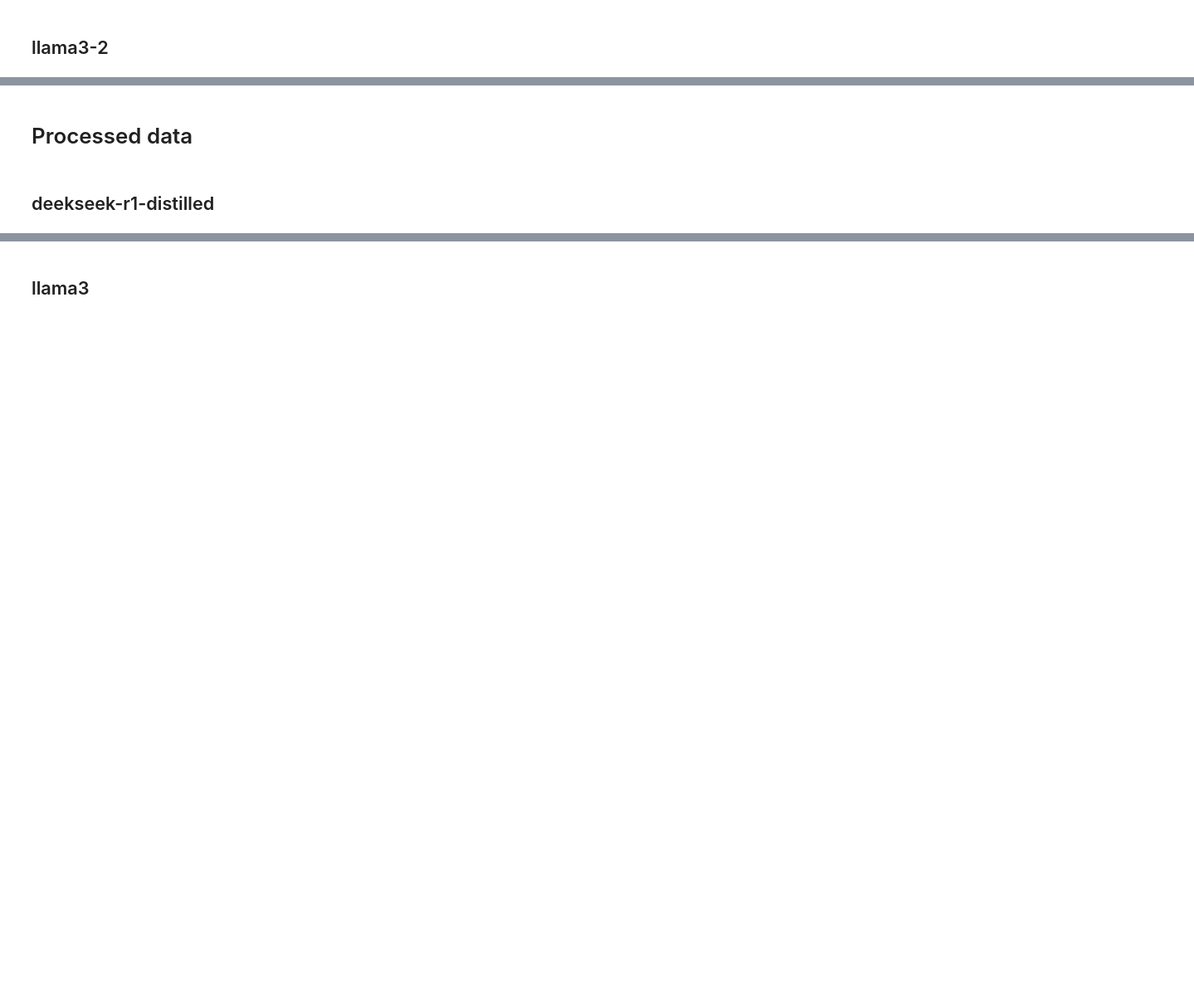
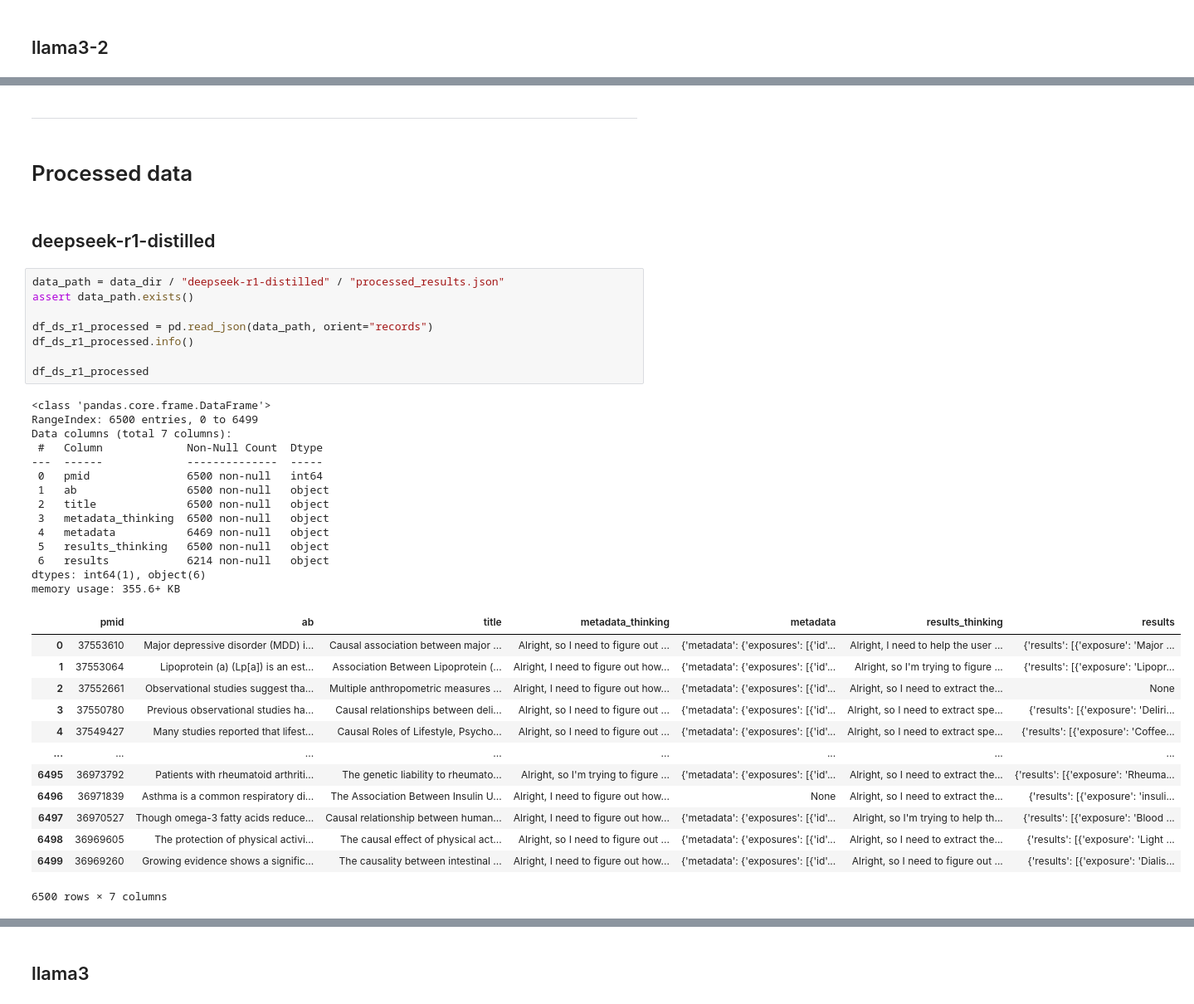
Before and after one commit to MRCIEU/llm-data-extraction, a Jupyter notebook: notebooks/analysis-extraction/diagnostics-data-processing.ipynb, the cells around one changed output, grey strips where cells are left out. Shown at 83% size. Cells and saved outputs as stored; diff of their text form; blank space fills up the shorter version.

```diff
--- a/notebooks/analysis-extraction/diagnostics-data-processing.ipynb
+++ b/notebooks/analysis-extraction/diagnostics-data-processing.ipynb
@@ -29,4 +263,42 @@ assert data_dir.exists()
+# %% [markdown]
+----
 # %% [markdown]
 # Processed data
 # %% [markdown]
-## deekseek-r1-distilled
+## deepseek-r1-distilled
+# %%
+data_path = data_dir / "deepseek-r1-distilled" / "processed_results.json"
+assert data_path.exists()
+
+df_ds_r1_processed = pd.read_json(data_path, orient="records")
+df_ds_r1_processed.info()
+
+df_ds_r1_processed
+# %% [output]
+<class 'pandas.core.frame.DataFrame'>
+RangeIndex: 6500 entries, 0 to 6499
+Data columns (total 7 columns):
+ #   Column             Non-Null Count  Dtype
+---  ------             --------------  -----
+ 0   pmid               6500 non-null   int64
+ 1   ab                 6500 non-null   object
+ 2   title              6500 non-null   object
+ 3   metadata_thinking  6500 non-null   object
+ 4   metadata           6469 non-null   object
+ 5   results_thinking   6500 non-null   object
+ 6   results            6214 non-null   object
+dtypes: int64(1), object(6)
+memory usage: 355.6+ KB
+|  | pmid | ab | title | metadata_thinking | metadata | results_thinking | results |
+| 0 | 37553610 | Major depressive disorder (MDD) i... | Causal association between major ... | Alright, so I need to figure out ... | {'metadata': {'exposures': [{'id'... | Alright, I need to help the user ... | {'results': [{'exposure': 'Major ... |
+| 1 | 37553064 | Lipoprotein (a) (Lp[a]) is an est... | Association Between Lipoprotein (... | Alright, I need to figure out how... | {'metadata': {'exposures': [{'id'... | Alright, so I'm trying to figure ... | {'results': [{'exposure': 'Lipopr... |
+| 2 | 37552661 | Observational studies suggest tha... | Multiple anthropometric measures ... | Alright, I need to figure out how... | {'metadata': {'exposures': [{'id'... | Alright, so I need to extract the... | None |
+| 3 | 37550780 | Previous observational studies ha... | Causal relationships between deli... | Alright, so I need to figure out ... | {'metadata': {'exposures': [{'id'... | Alright, so I need to extract spe... | {'results': [{'exposure': 'Deliri... |
+| 4 | 37549427 | Many studies reported that lifest... | Causal Roles of Lifestyle, Psycho... | Alright, so I need to figure out ... | {'metadata': {'exposures': [{'id'... | Alright, so I need to extract spe... | {'results': [{'exposure': 'Coffee... |
+| ... | ... | ... | ... | ... | ... | ... | ... |
+| 6495 | 36973792 | Patients with rheumatoid arthriti... | The genetic liability to rheumato... | Alright, so I'm trying to figure ... | {'metadata': {'exposures': [{'id'... | Alright, so I need to extract the... | {'results': [{'exposure': 'Rheuma... |
+| 6496 | 36971839 | Asthma is a common respiratory di... | The Association Between Insulin U... | Alright, I need to figure out how... | None | Alright, so I need to extract the... | {'results': [{'exposure': 'insuli... |
+| 6497 | 36970527 | Though omega-3 fatty acids reduce... | Causal relationship between human... | Alright, I need to figure out how... | {'metadata': {'exposures': [{'id'... | Alright, so I'm trying to help th... | {'results': [{'exposure': 'Blood ... |
+| 6498 | 36969605 | The protection of physical activi... | The causal effect of physical act... | Alright, so I need to figure out ... | {'metadata': {'exposures': [{'id'... | Alright, so I need to extract the... | {'results': [{'exposure': 'Light ... |
+| 6499 | 36969260 | Growing evidence shows a signific... | The causality between intestinal ... | Alright, I need to figure out how... | {'metadata': {'exposures': [{'id'... | Alright, so I need to figure out ... | {'results': [{'exposure': 'Dialis... |
+6500 rows × 7 columns
```
Also changed, not shown: parts of 17 cells of this notebook.
